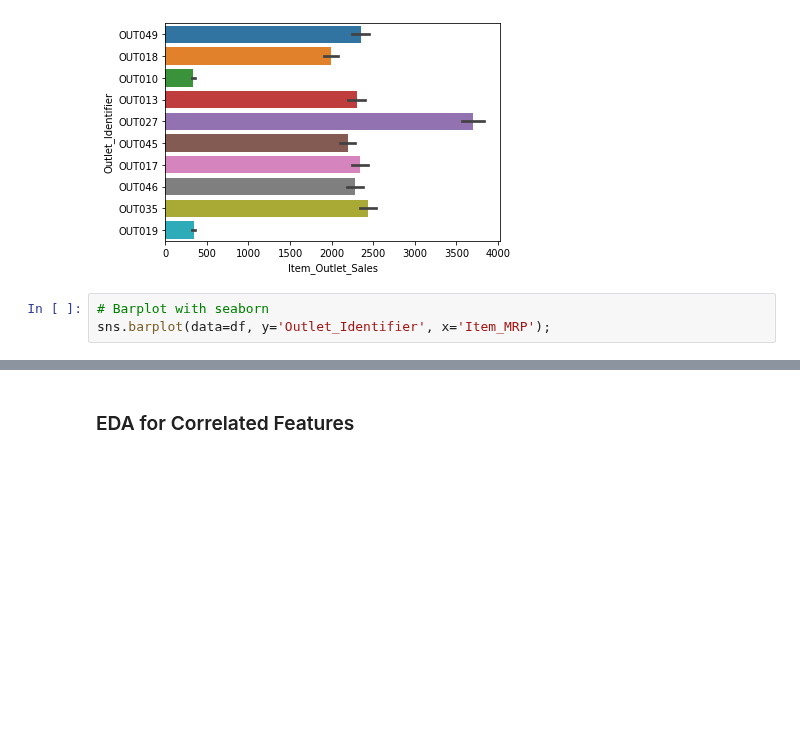
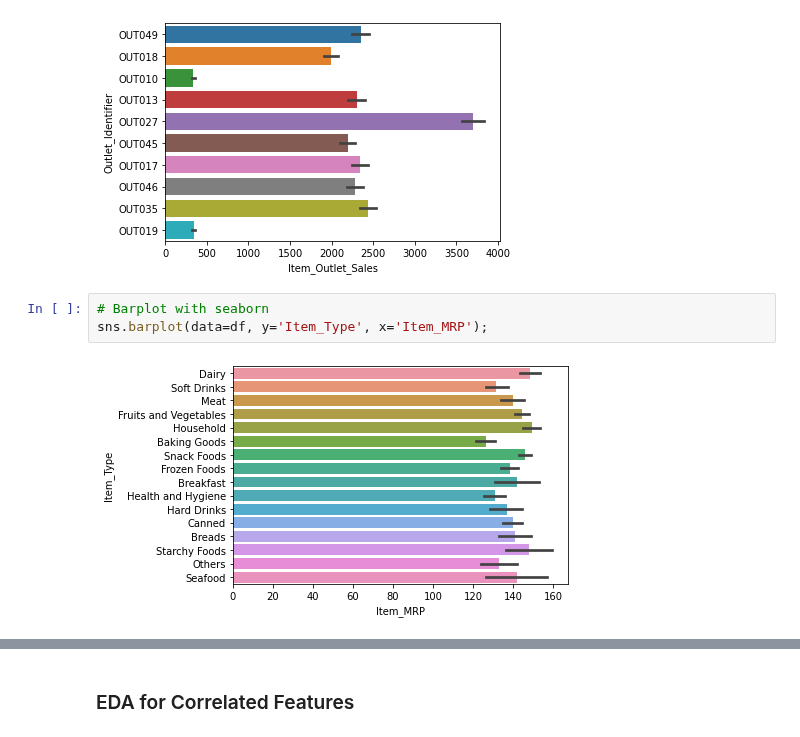
Before and after one commit to pylabview/sales-predicctions, a Jupyter notebook: DS_Sales_Predicctions.ipynb, the cells around one changed output, grey strips where cells are left out. Saved outputs shown, nothing was run; the diff lists cells and outputs as text; blank space fills up the shorter version.

```diff
--- a/DS_Sales_Predicctions.ipynb
+++ b/DS_Sales_Predicctions.ipynb
@@ -491,4 +491,6 @@ sns.barplot(data=df, y='Outlet_Identifier', x='Item_Outlet_Sales');
 [figure]
 # %%
 # Barplot with seaborn
-sns.barplot(data=df, y='Outlet_Identifier', x='Item_MRP');
+sns.barplot(data=df, y='Item_Type', x='Item_MRP');
+# %% [output]
+[figure, added]
```
Also changed, not shown: parts of 1 cell of this notebook.
